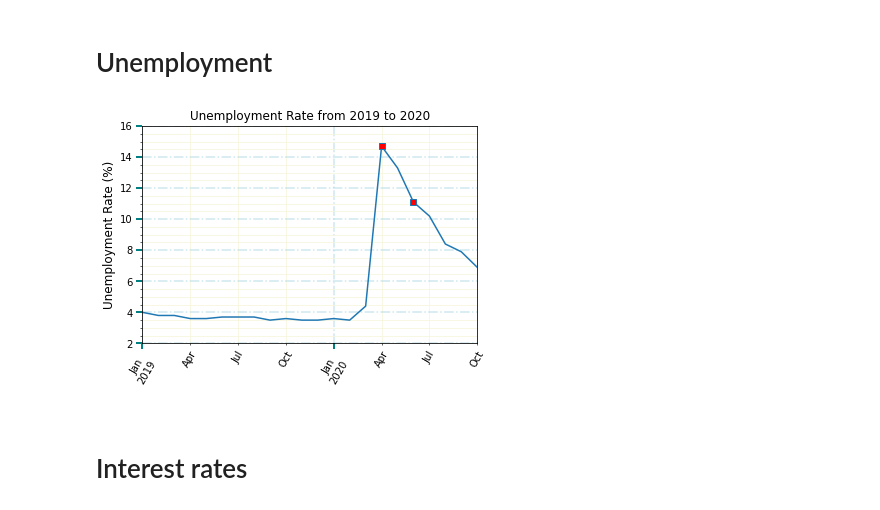
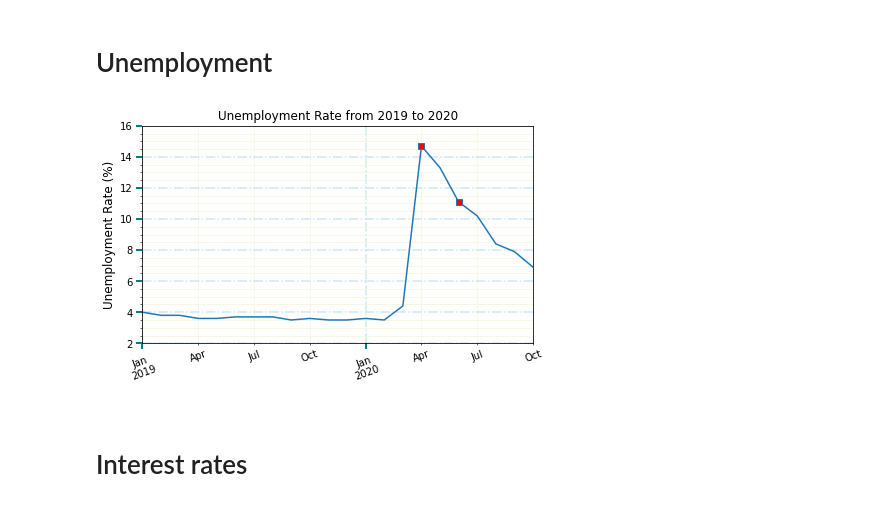
Before and after one commit to danawoodruff/Car-Sales-Analysis, a Jupyter notebook: Master_Notebook.ipynb, the cells around one changed output. Cells and saved outputs as stored; diff of their text form; code cells hidden in the pictures.

```diff
--- a/Master_Notebook.ipynb
+++ b/Master_Notebook.ipynb
@@ -122,35 +122,35 @@ def find_loc(UEI, dates):
 # Unemployment trend line
 minvalue = UE_data.loc[UE_data['Rate (%)'].idxmin()]  # Min price for Y-axis
 #print(minvalue)
 maxvalue = UE_data.loc[UE_data['Rate (%)'].idxmax()]  # Max price for Y-axis
 #print(maxvalue)
 
 # Line chart selection
-UE_data.plot.line(x='Date', y='Rate (%)', legend = False, rot=60, title="Unemployment Rate from 2019 to 2020",markevery=find_loc(UEI, dates), marker='s', markerfacecolor='red');
+UE_data.plot.line(x='Date', y='Rate (%)',figsize=(7,4), legend = False, rot=20, title="Unemployment Rate from 2019 to 2020",markevery=find_loc(UEI, dates), marker='s', markerfacecolor='red');
 
 # Sets the y limits
 plt.ylim(2, 16)
 
 # Provides labels
 plt.xlabel(" ")
 plt.ylabel("Unemployment Rate (%)", fontsize=12)
 
 # Format tick marks
 plt.tick_params(axis='both', direction='out', length=6, width=2, labelcolor = 'black',colors='teal')
 
 # Major grid lines
 plt.grid(b=True, which='major', color='lightblue', alpha=0.6, linestyle='dashdot', lw=1.5)
 
 # Minor grid lines
 plt.minorticks_on()
 plt.grid(b=True, which='minor', color='beige', alpha=0.8, ls='-', lw=1)
 
 # Save the figure as .png
 plt.savefig('Images/Unemployment_Rate.png')
 
 plt.show(block=True)
 # %% [output]
-[figure, old version]
+[figure, new version]
 # %% [markdown]
 # Interest rates
 # %%
```
Also changed, not shown: parts of 7 cells of this notebook, 8 other files.
